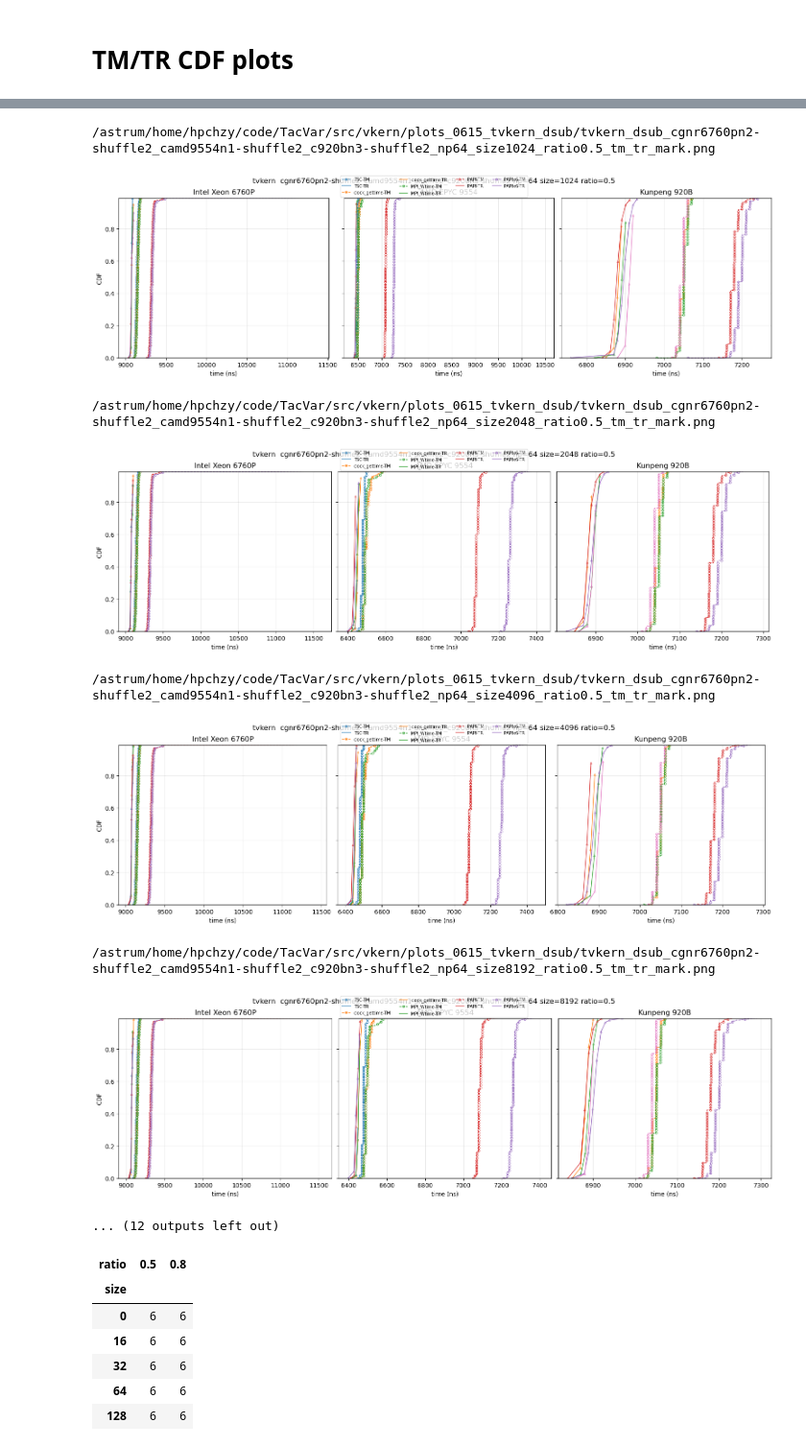
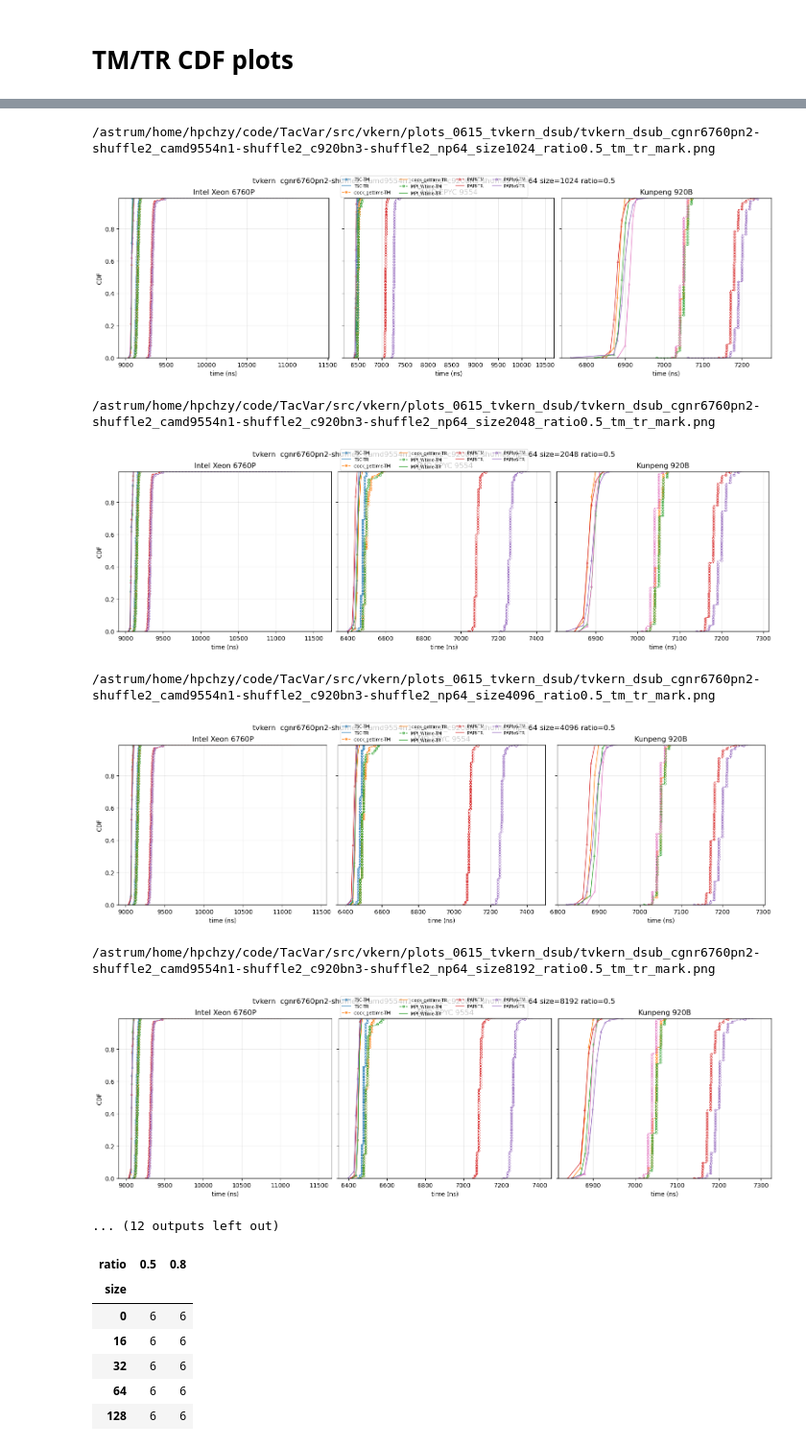
Before and after one commit to HunterHan/TacVar, a Jupyter notebook: src/vkern/plot_entry_filt.tvkern.0615.ipynb, the cells around one changed output, grey strips where cells are left out. Shown at 96% size. Cells and saved outputs as stored; diff of their text form; code cells hidden in the pictures.

```diff
--- a/src/vkern/plot_entry_filt.tvkern.0615.ipynb
+++ b/src/vkern/plot_entry_filt.tvkern.0615.ipynb
@@ -204,11 +204,11 @@ def read_hist(hist_file):
     if total > 0:
         df['prob'] = df['prob'] / total
     cs = df['prob'].cumsum()
-    # Apply QUANTILE_DROP based on right-edge CDF, keep one sentinel beyond.
-    keep = cs <= QUANTILE_DROP
-    last_loc = keep[keep].index[-1] if keep.any() else None
-    if last_loc is not None:
-        iloc_last = df.index.get_loc(last_loc)
+    # Keep bins whose LEFT edge starts below QUANTILE_DROP, plus one right-boundary row.
+    left_cdf = cs.shift(1, fill_value=0.0)
+    keep = left_cdf < QUANTILE_DROP
+    if keep.any():
+        iloc_last = df.index.get_loc(keep[keep].index[-1])
         if iloc_last + 1 < len(df):
             keep.iloc[iloc_last + 1] = True
     df = df[keep].copy()
@@ -439,39 +439,39 @@ for ratio in sorted(entries['ratio'].dropna().unique()):
                         tr_marker_x = tr_ns
                         tr_marker_y = tr_cdf
 
-                    ax.step(tm_x, tm_y, label=f'{label}-TM', color=color, linestyle='--', linewidth=1.0, where='post', marker='.', markevery=tm_markevery, markersize=7, markerfacecolor='none', markeredgewidth=0.7)
+                    ax.plot(tm_x, tm_y, label=f'{label}-TM', color=color, linestyle='--', linewidth=1.0, marker='.', markevery=tm_markevery, markersize=7, markerfacecolor='none', markeredgewidth=0.7)
                     ax.plot(tr_ns, tr_cdf, label=f'{label}-TR', color=color, linestyle='-', linewidth=1.0)
                     ax.scatter(tr_marker_x, tr_marker_y, color=color, marker='^', s=11, linewidths=0.6, facecolor='none', alpha=0.72)
 
                 ax.set_title(HOST_LABELS.get(host, host))
                 ax.set_xlabel('time (ns)')
                 ax.set_ylim(0, QUANTILE_DROP)
                 ax.grid(True, alpha=0.28)
                 if ax is axes[0]:
                     ax.set_ylabel('CDF')
 
             handles, labels = axes[0].get_legend_handles_labels()
             fig.legend(handles, labels, ncol=min(4, max(1, len(labels))), fontsize=7, loc='upper center')
             fig.suptitle(f'{KERNEL_LABELS.get(kernel, kernel)}  {SHUFFLE_LABEL} np={np_val} size={size} ratio={ratio:g}', y=1.05)
 
             if SAVE_FIG:
                 out = OUT_DIR / f'{kernel}_dsub_{SHUFFLE_LABEL}_np{np_val}_size{size}_ratio{ratio:g}_tm_tr_mark.png'
                 fig.savefig(out, dpi=220, bbox_inches='tight')
                 print(out)
             plt.show()
 # %% [output]
 /astrum/home/hpchzy/code/TacVar/src/vkern/plots_0615_tvkern_dsub/tvkern_dsub_cgnr6760pn2-shuffle2_camd9554n1-shuffle2_c920bn3-shuffle2_np64_size0_ratio0.5_tm_tr_mark.png
 [figure]
 /astrum/home/hpchzy/code/TacVar/src/vkern/plots_0615_tvkern_dsub/tvkern_dsub_cgnr6760pn2-shuffle2_camd9554n1-shuffle2_c920bn3-shuffle2_np64_size512_ratio0.5_tm_tr_mark.png
 [figure]
 /astrum/home/hpchzy/code/TacVar/src/vkern/plots_0615_tvkern_dsub/tvkern_dsub_cgnr6760pn2-shuffle2_camd9554n1-shuffle2_c920bn3-shuffle2_np64_size1024_ratio0.5_tm_tr_mark.png
 [figure]
 /astrum/home/hpchzy/code/TacVar/src/vkern/plots_0615_tvkern_dsub/tvkern_dsub_cgnr6760pn2-shuffle2_camd9554n1-shuffle2_c920bn3-shuffle2_np64_size2048_ratio0.5_tm_tr_mark.png
 [figure]
 /astrum/home/hpchzy/code/TacVar/src/vkern/plots_0615_tvkern_dsub/tvkern_dsub_cgnr6760pn2-shuffle2_camd9554n1-shuffle2_c920bn3-shuffle2_np64_size4096_ratio0.5_tm_tr_mark.png
 [figure]
 /astrum/home/hpchzy/code/TacVar/src/vkern/plots_0615_tvkern_dsub/tvkern_dsub_cgnr6760pn2-shuffle2_camd9554n1-shuffle2_c920bn3-shuffle2_np64_size8192_ratio0.5_tm_tr_mark.png
-[figure, old version]
+[figure, new version]
 ... (12 outputs left out)
 # %%
 (df.groupby(['ratio', 'size'])['timer']
```
Also changed, not shown: 1 other file.
